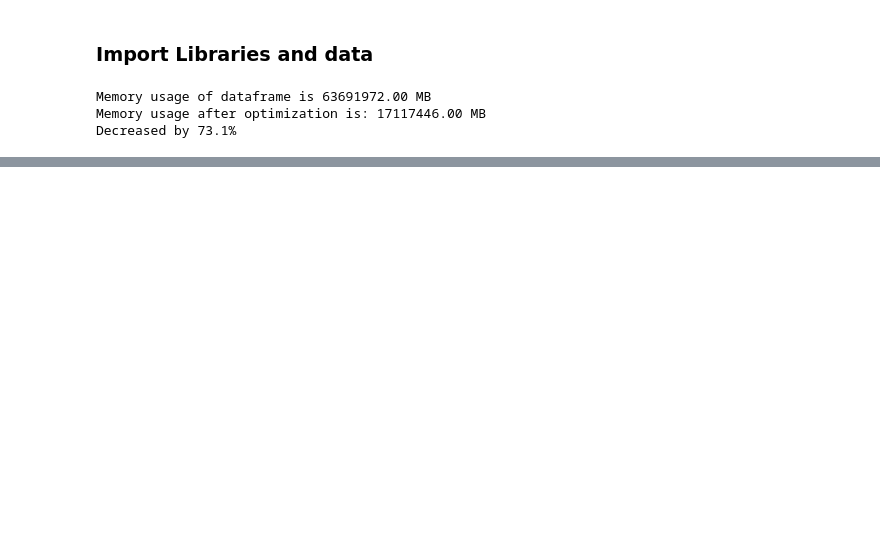
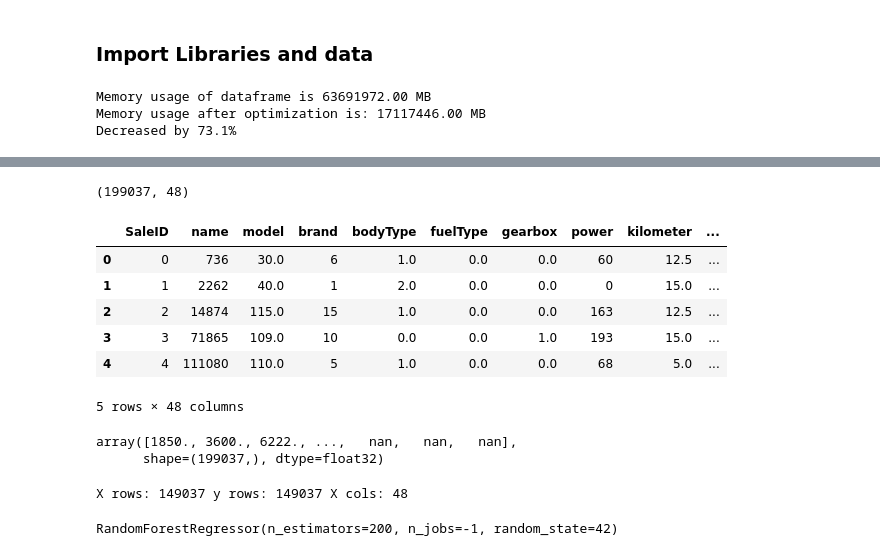
Before and after one commit to liuxinyi15/ML_Second_hand_car_prediction, a Jupyter notebook: Step_3_Modeling.ipynb, the cells around one changed output, grey strips where cells are left out. Saved outputs shown, nothing was run; the diff lists cells and outputs as text; code cells hidden in the pictures; blank space fills up the shorter version.

```diff
--- a/Step_3_Modeling.ipynb
+++ b/Step_3_Modeling.ipynb
@@ -117,0 +156,20 @@ MAE: 2336.7544170247434
+# %%
+df, y, nas = process_df(sample_feature, 'price')
+# %%
+print(df.shape)
+df.head()
+# %% [output]
+(199037, 48)
+|  | SaleID | name | model | brand | bodyType | fuelType | gearbox | power | kilometer | ... |
+| 0 | 0 | 736 | 30.0 | 6 | 1.0 | 0.0 | 0.0 | 60 | 12.5 | ... |
+| 1 | 1 | 2262 | 40.0 | 1 | 2.0 | 0.0 | 0.0 | 0 | 15.0 | ... |
+| 2 | 2 | 14874 | 115.0 | 15 | 1.0 | 0.0 | 0.0 | 163 | 12.5 | ... |
+| 3 | 3 | 71865 | 109.0 | 10 | 0.0 | 0.0 | 1.0 | 193 | 15.0 | ... |
+| 4 | 4 | 111080 | 110.0 | 5 | 1.0 | 0.0 | 0.0 | 68 | 5.0 | ... |
+5 rows × 48 columns
+# %%
+len(y)
+y
+# %% [output]
+array([1850., 3600., 6222., ...,   nan,   nan,   nan],
+      shape=(199037,), dtype=float32)
@@ -117,0 +196,21 @@ MAE: 2336.7544170247434
+# %%
+y_series = pd.to_numeric(pd.Series(y), errors='coerce')
+mask = y_series.notna()
+
+X = X.loc[mask].copy()
+y = y_series.loc[mask].astype(float).to_numpy().ravel()
+
+# 2) 若 X 仍有 NaN（比如有 skip_flds），再做一次填补
+if X.isna().any().any():
+    X = X.fillna(X.median(numeric_only=True))
+
+# 3) 训练前自检
+print("X rows:", X.shape[0], "y rows:", y.shape[0], "X cols:", X.shape[1])
+assert X.shape[0] == y.shape[0]
+
+# 4) 训练（注意用 X，不是原 df）
+model = RandomForestRegressor(n_estimators=200, n_jobs=-1, random_state=42)
+model.fit(X, y)
+# %% [output]
+X rows: 149037 y rows: 149037 X cols: 48
+RandomForestRegressor(n_estimators=200, n_jobs=-1, random_state=42)
```
Also changed, not shown: parts of 34 cells of this notebook.
